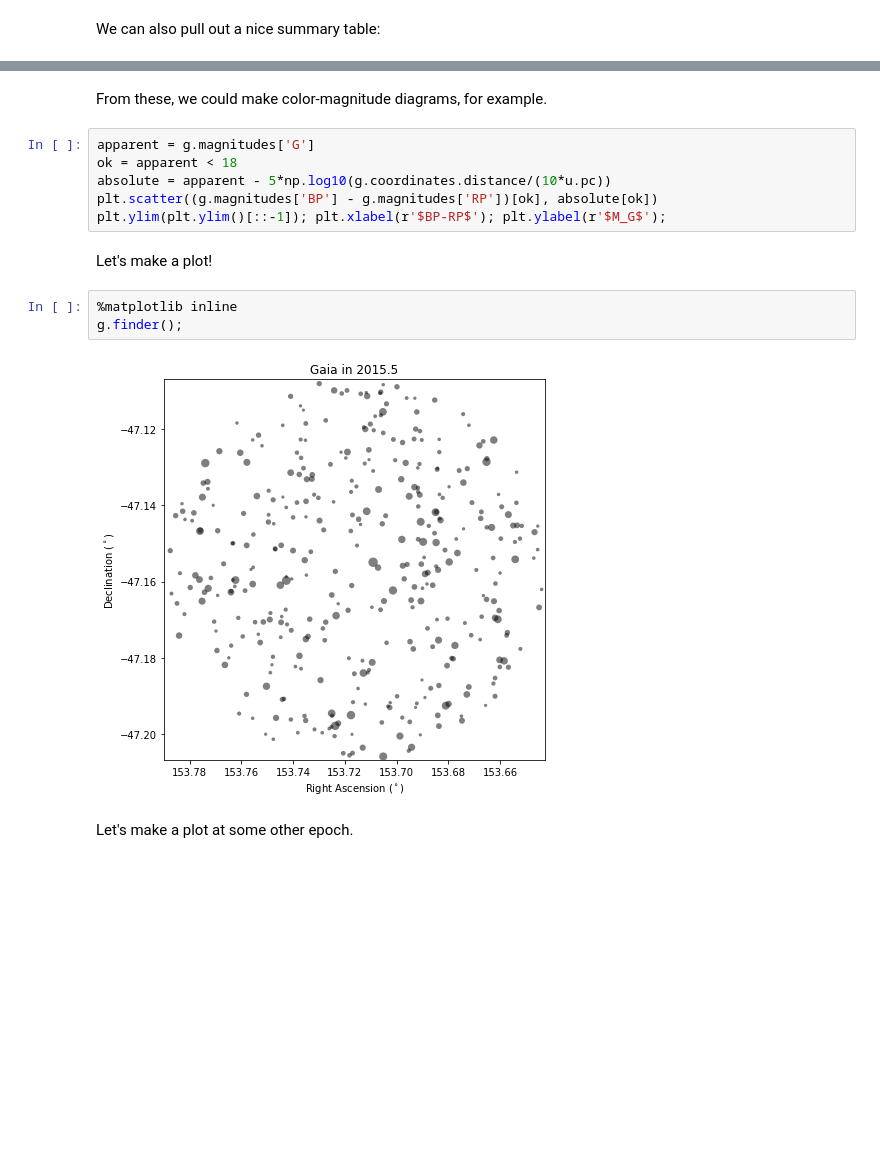
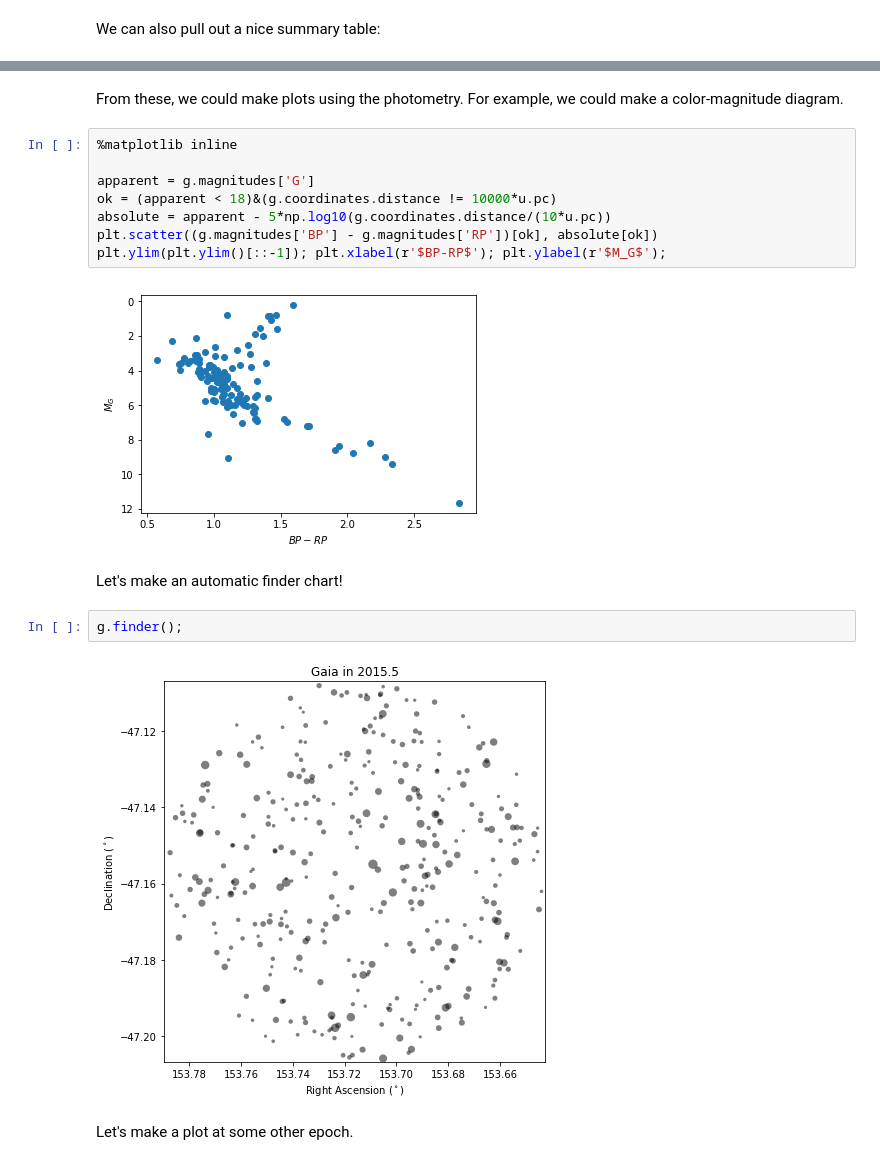
Before and after one commit to zkbt/the-earlier-version-of-the-friendly-stars, a Jupyter notebook: notebooks/test_thefriendlystars.ipynb, the cells around one changed output, grey strips where cells are left out. Cells and saved outputs as stored; diff of their text form; blank space fills up the shorter version.

Commit message:
add a couple more examples

```diff
--- a/notebooks/test_thefriendlystars.ipynb
+++ b/notebooks/test_thefriendlystars.ipynb
@@ -145,18 +139,21 @@ Table masked=True length=374
 # %% [markdown]
-From these, we could make color-magnitude diagrams, for example.
+From these, we could make plots using the photometry. For example, we could make a color-magnitude diagram.
 # %%
+%matplotlib inline
+
 apparent = g.magnitudes['G']
-ok = apparent < 18
+ok = (apparent < 18)&(g.coordinates.distance != 10000*u.pc)
 absolute = apparent - 5*np.log10(g.coordinates.distance/(10*u.pc))
 plt.scatter((g.magnitudes['BP'] - g.magnitudes['RP'])[ok], absolute[ok])
 plt.ylim(plt.ylim()[::-1]); plt.xlabel(r'$BP-RP$'); plt.ylabel(r'$M_G$');
+# %% [output]
+[figure, added]
 # %% [markdown]
-Let's make a plot!
+Let's make an automatic finder chart!
-# %%
-%matplotlib inline
-g.finder();
-# %% [output]
-[figure, removed]
+# %%
+g.finder();
+# %% [output]
+[figure, added]
 # %% [markdown]
 Let's make a plot at some other epoch.
 # %%
```
Also changed, not shown: parts of 9 cells of this notebook, 3 other files.
